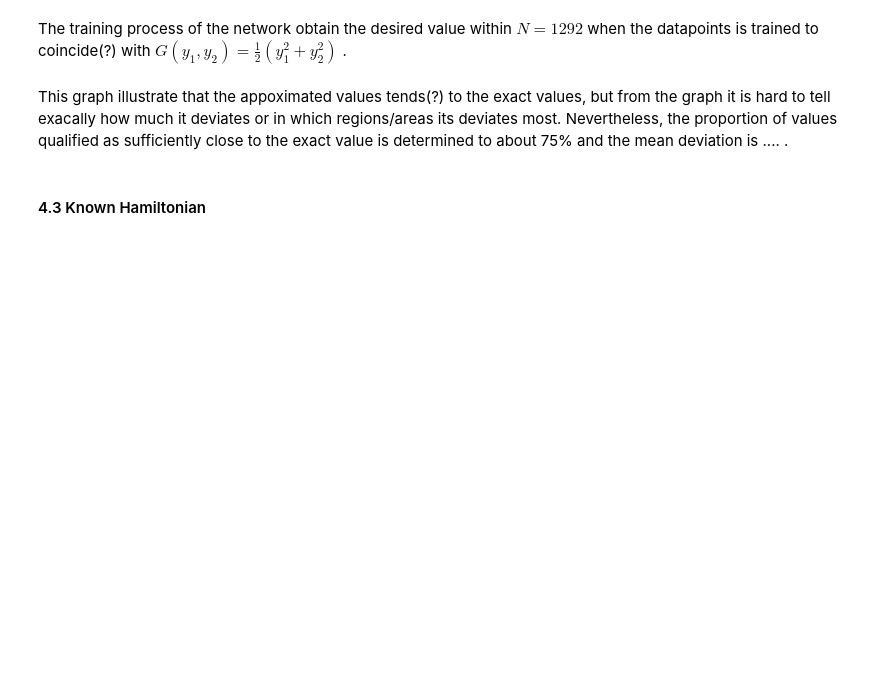
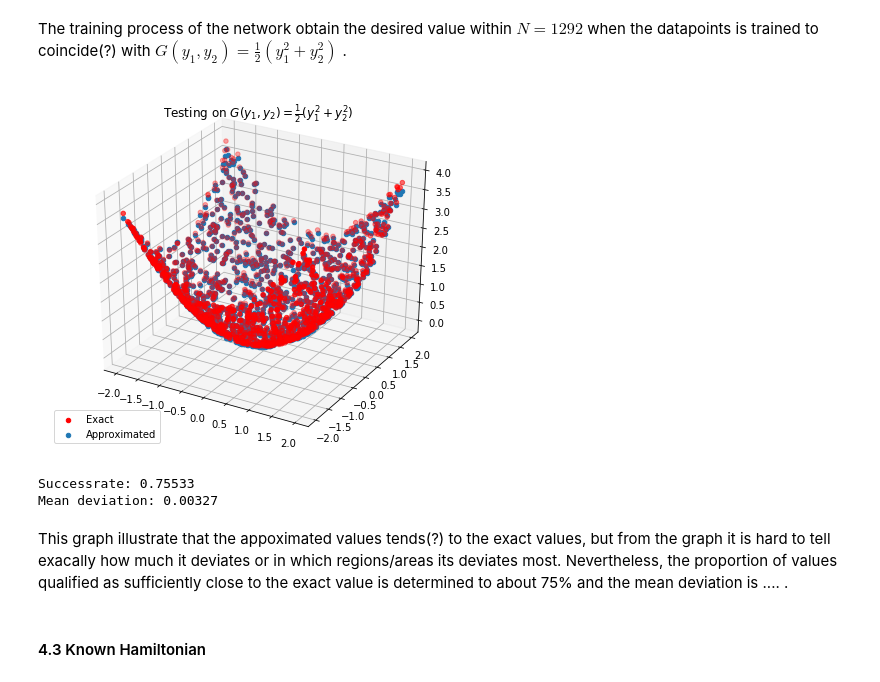
Before and after one commit to vivekapriyas/Function_Neural_Network, a Jupyter notebook: Project2.ipynb, the cells around one changed output. Cells and saved outputs as stored; diff of their text form; code cells hidden in the pictures; blank space fills up the shorter version.

```diff
--- a/Project2.ipynb
+++ b/Project2.ipynb
@@ -590,29 +613,35 @@ The training process of the network obtain the desired value within $N=1292$ whe
 # %%
 #testing with G(y)
 YTest_G = np.random.uniform(-2,2,(2,I_G))
 cTest_G = G(YTest_G[0], YTest_G[1])
 cTest_G.resize(1,I_G)
 
 ypsilonTest_G = testingAlgorithm(YTest_G, W_G, b_G, omega_G, mu_G, K, d_G, I_G, h, sigma, eta, ac_G, bc_G)
 
 
 #plotting of G(y)
 fig = plt.figure()
+fig.set_figheight(6.5)
+fig.set_figwidth(7.5)
 ax = fig.add_subplot(111, projection='3d')
-ax.scatter(YTest_G[0], YTest_G[1], ypsilonTest_G, label = "Test function", depthshade = False)
-ax.scatter(YTest_G[0], YTest_G[1], cTest_G[0], label = "True function" , c="red", depthshade = True)
+ax.scatter(YTest_G[0], YTest_G[1], cTest_G[0], label = "Exact" , c="red", depthshade = True)
+ax.scatter(YTest_G[0], YTest_G[1], ypsilonTest_G, label = "Approximated", depthshade = False)
 ax.set_title(r"Testing on $G(y_1, y_2)= \frac{1}{2} (y_1^2 + y_2^2)$")
-plt.legend()
+plt.legend(loc = 'lower left')
 plt.show()
 
 
 #determine successrate and accuracy
 cTest_Gtilde, aGtest, bGtest = scale(cTest_G)
 ypsilonTilde_G = scaleYpsilon(ypsilonTest_G, aGtest, bGtest)
 
 succG, accG = successrate(ypsilonTilde_G, cTest_Gtilde, tol_dev, I_G)
 print("Successrate: %.5f"%succG)
 print("Mean deviation: %.5f"%accG)
+# %% [output]
+[figure, added]
+Successrate: 0.75533
+Mean deviation: 0.00327
 # %% [markdown]
 This graph illustrate that the appoximated values tends(?) to the exact values, but from the graph it is hard to tell exacally how much it deviates or in which regions/areas its deviates most. Nevertheless, the proportion of values qualified as sufficiently close to the exact value is determined to about 75% and the mean deviation is .... .
 # %% [markdown]
```
Also changed, not shown: parts of 24 cells of this notebook, 2 other files.
